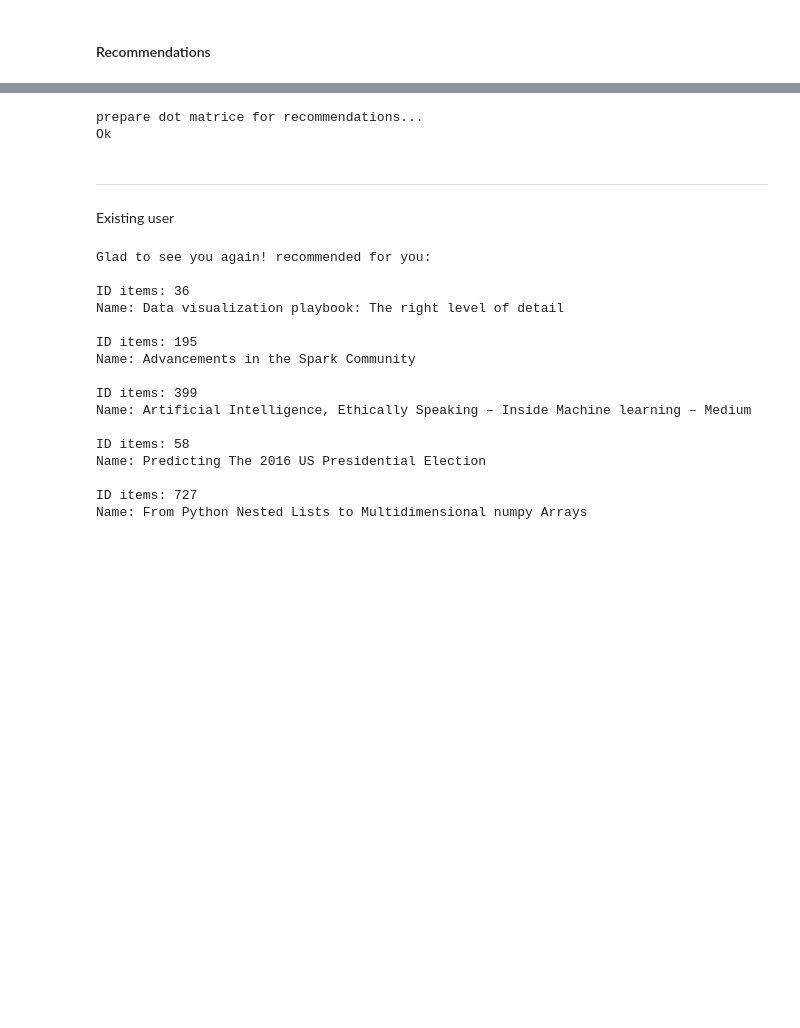
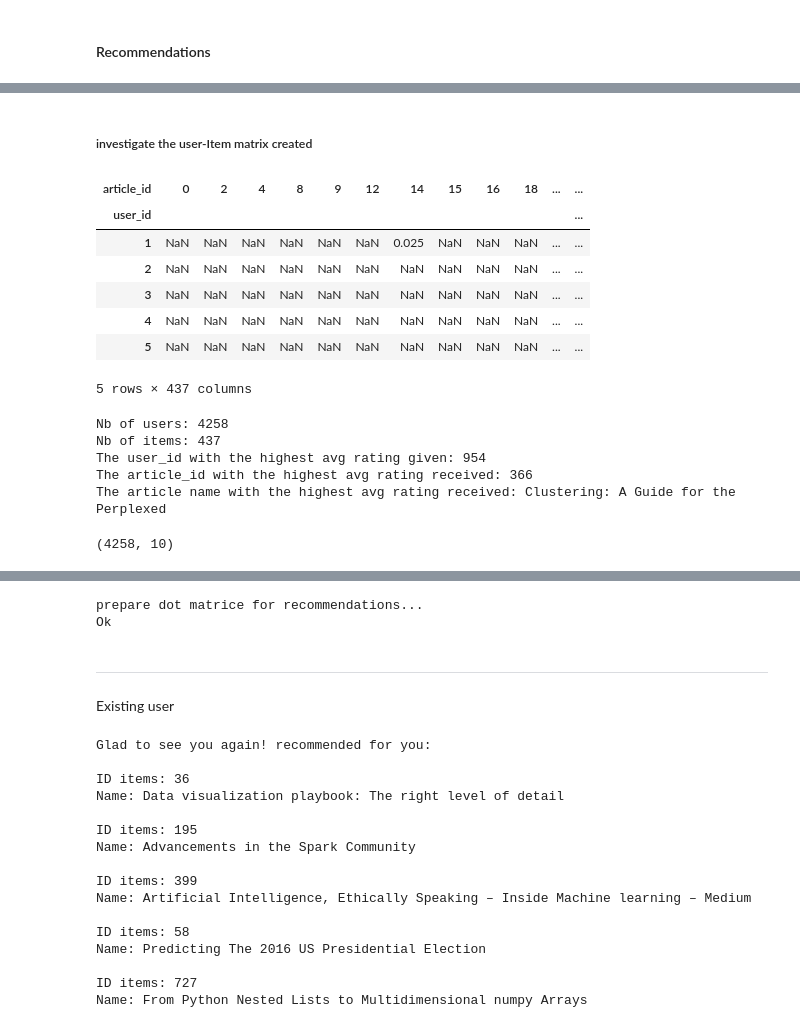
Before and after one commit to Mdhvince/Recommendation_IBM_article, a Jupyter notebook: rec_eng_ibm.ipynb, the cells around one changed output, grey strips where cells are left out. Drawn from its saved outputs; the diff is of its cells as text; code cells hidden in the pictures; blank space fills up the shorter version.

Commit message:
investigate funk svd

```diff
--- a/rec_eng_ibm.ipynb
+++ b/rec_eng_ibm.ipynb
@@ -191,0 +192,37 @@ Iterations               Mean Squared Error
+# %% [markdown]
+##### investigate the user-Item matrix created
+# %%
+user_item = rec.user_item_df
+# %%
+user_item.head()
+# %% [output]
+| article_id | 0 | 2 | 4 | 8 | 9 | 12 | 14 | 15 | 16 | 18 | ... | ... |
+| user_id |  |  |  |  |  |  |  |  |  |  |  | ... |
+| 1 | NaN | NaN | NaN | NaN | NaN | NaN | 0.025 | NaN | NaN | NaN | ... | ... |
+| 2 | NaN | NaN | NaN | NaN | NaN | NaN | NaN | NaN | NaN | NaN | ... | ... |
+| 3 | NaN | NaN | NaN | NaN | NaN | NaN | NaN | NaN | NaN | NaN | ... | ... |
+| 4 | NaN | NaN | NaN | NaN | NaN | NaN | NaN | NaN | NaN | NaN | ... | ... |
+| 5 | NaN | NaN | NaN | NaN | NaN | NaN | NaN | NaN | NaN | NaN | ... | ... |
+5 rows × 437 columns
+# %%
+nb_user = rec.n_users
+nb_movies = rec.n_items
+user_high_rate = list(dict(user_item.mean(axis=1).sort_values(ascending=False).head(1)).keys())[0]
+movie_id_high_rate = list(dict(user_item.mean(axis=0).sort_values(ascending=False).head(1)).keys())[0]
+movie_name_high_rate = tuple(df_content[df_content.article_id == movie_id_high_rate].title)[0]
+
+print(f"Nb of users: {nb_user}")
+print(f"Nb of items: {nb_movies}")
+print(f"The user_id with the highest avg rating given: {user_high_rate}")
+print(f"The article_id with the highest avg rating received: {movie_id_high_rate}")
+print(f"The article name with the highest avg rating received: {movie_name_high_rate}")
+# %% [output]
+Nb of users: 4258
+Nb of items: 437
+The user_id with the highest avg rating given: 954
+The article_id with the highest avg rating received: 366
+The article name with the highest avg rating received: Clustering: A Guide for the Perplexed
+# %%
+np.random.rand(rec.n_users, rec.latent_features).shape
+# %% [output]
+(4258, 10)
```
Also changed, not shown: parts of 3 cells of this notebook, 1 other file.
